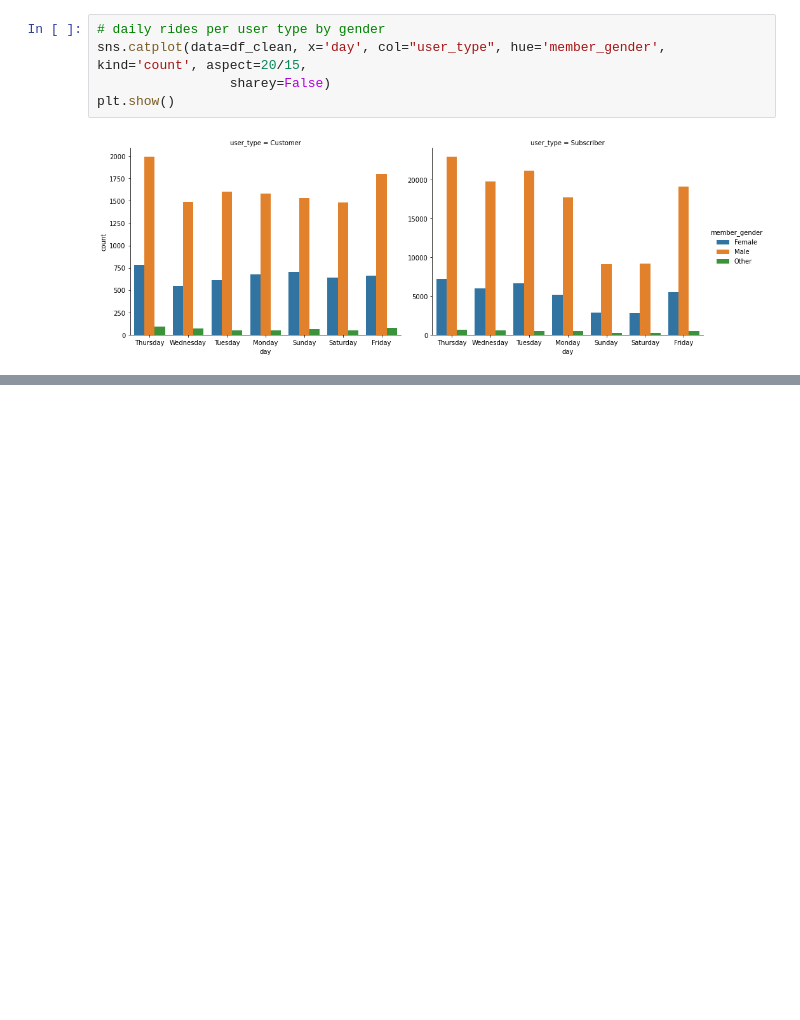
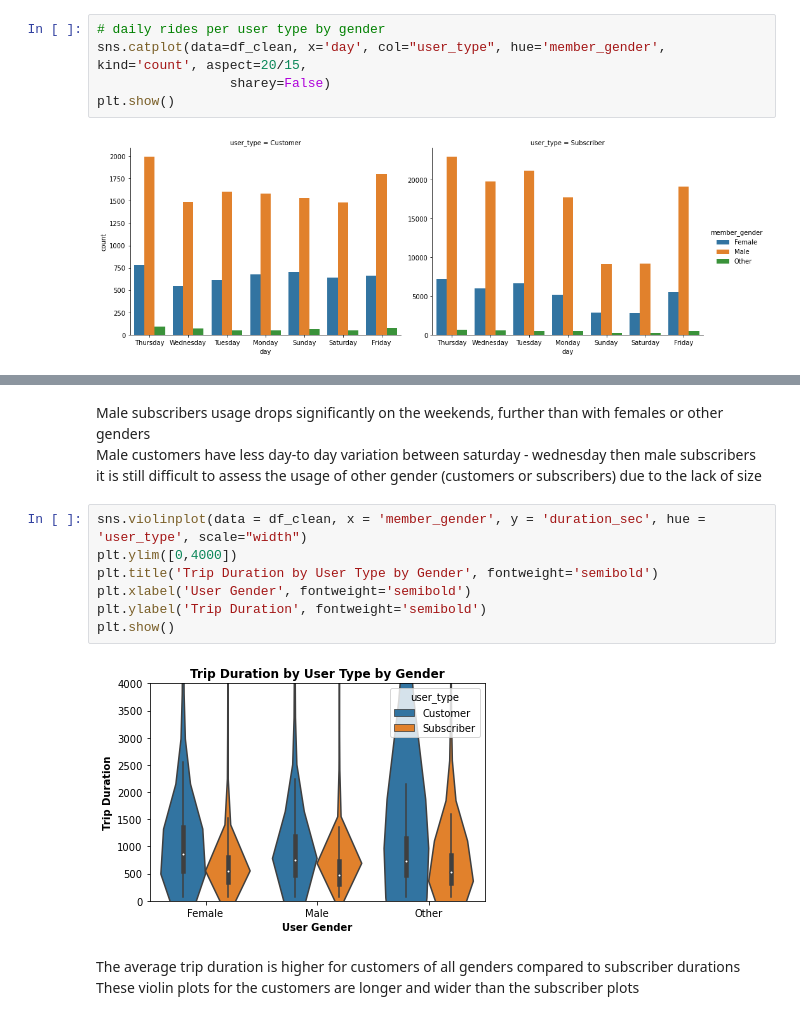
Before and after one commit to cman1836/DataVisualization, a Jupyter notebook: SlideShow.ipynb, the cells around one changed output, grey strips where cells are left out. Drawn from its saved outputs; the diff is of its cells as text; blank space fills up the shorter version.

```diff
--- a/SlideShow.ipynb
+++ b/SlideShow.ipynb
@@ -248,0 +646,16 @@ $( document ).ready(code_toggle);
+# %% [markdown]
+Male subscribers usage drops significantly on the weekends, further than with females or other genders <br>
+Male customers have less day-to day variation between saturday - wednesday then male subscribers <br>
+it is still difficult to assess the usage of other gender (customers or subscribers) due to the lack of size
+# %%
+sns.violinplot(data = df_clean, x = 'member_gender', y = 'duration_sec', hue = 'user_type', scale="width")
+plt.ylim([0,4000])
+plt.title('Trip Duration by User Type by Gender', fontweight='semibold')
+plt.xlabel('User Gender', fontweight='semibold')
+plt.ylabel('Trip Duration', fontweight='semibold')
+plt.show()
+# %% [output]
+[figure, added]
+# %% [markdown]
+The average trip duration is higher for customers of all genders compared to subscriber durations <br>
+These violin plots for the customers are longer and wider than the subscriber plots
```
Also changed, not shown: parts of 71 cells of this notebook, 1 other file.
